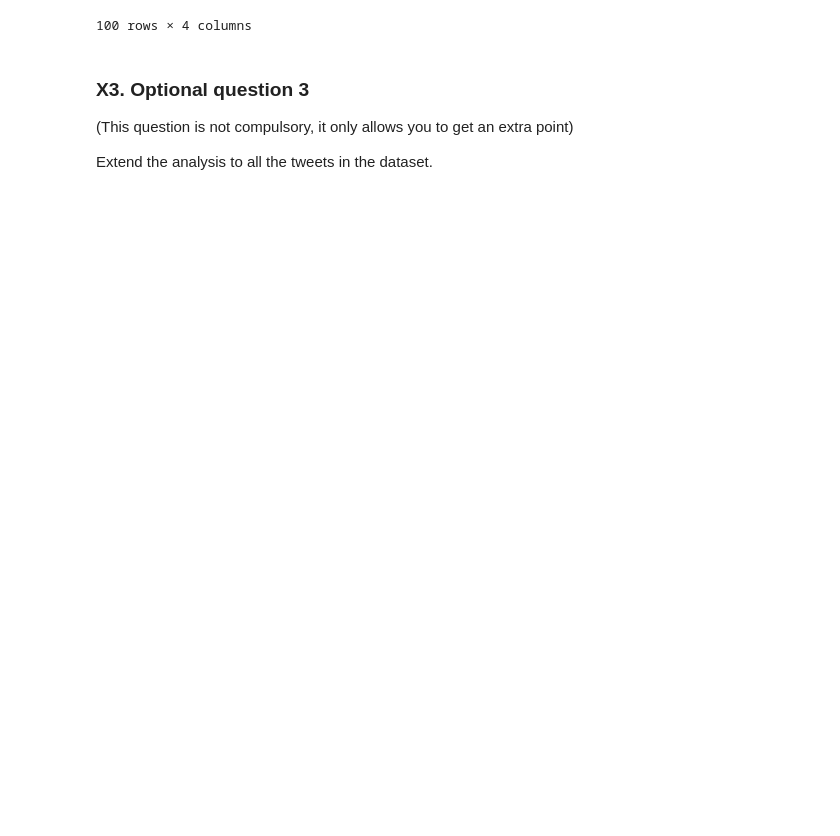
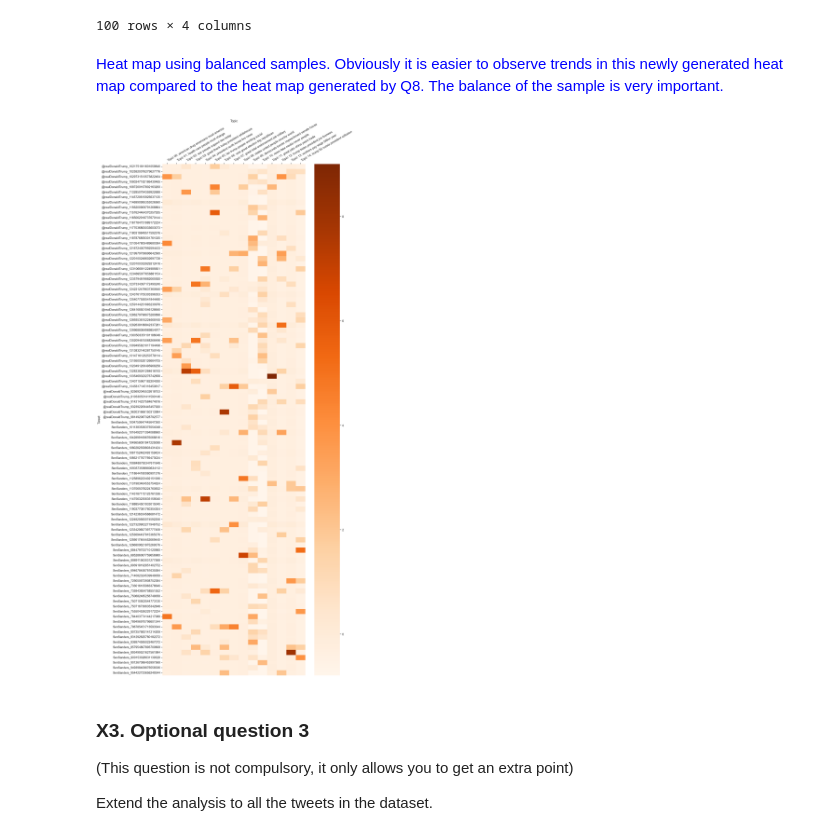
Before and after one commit to FlyingCitroen/AnalysingData, a Jupyter notebook: A3/Assignment3_AD_S5486211.ipynb, the cells around one changed output. Drawn from its saved outputs; the diff is of its cells as text; code cells hidden in the pictures; blank space fills up the shorter version.

```diff
--- a/A3/Assignment3_AD_S5486211.ipynb
+++ b/A3/Assignment3_AD_S5486211.ipynb
@@ -724,6 +756,23 @@ balanced_sample
 | 98 | SenSanders | 1004750647445647360 | SenSanders_1004750647445647360 | I believe that we have become far... |
 | 99 | SenSanders | 750710502544773120 | SenSanders_750710502544773120 | If 64 countries already require l... |
 100 rows × 4 columns
+# %% [markdown]
+<font color=blue>Heat map using balanced samples. Obviously it is easier to observe trends in this newly generated heat map compared to the heat map generated by Q8. The balance of the sample is very important.
+# %%
+# Assuming balanced_sample DataFrame contains necessary columns
+# Replace 'topic_distributions' and 'topic_individual_words' with actual data
+# Ensure 'Username' and 'TweetId' columns contain username and tweet labels respectively, and 'Topic_Probabilities' column contains topic probabilities
+
+# Call the function to plot the heatmap
+plot_categories_by_topics_heatmap(labels=balanced_sample['Title'],
+                                  topic_distributions=topic_distributions,
+                                  topic_keys=topic_individual_words,
+                                  target_labels=None,
+                                  output_path=None,
+                                  color_map='Oranges',
+                                  dim=(16, 35))
+# %% [output]
+[figure, added]
 # %% [markdown]
 ### X3. Optional question 3
 (This question is not compulsory, it only allows you to get an extra point)
```
Also changed, not shown: parts of 35 cells of this notebook.
